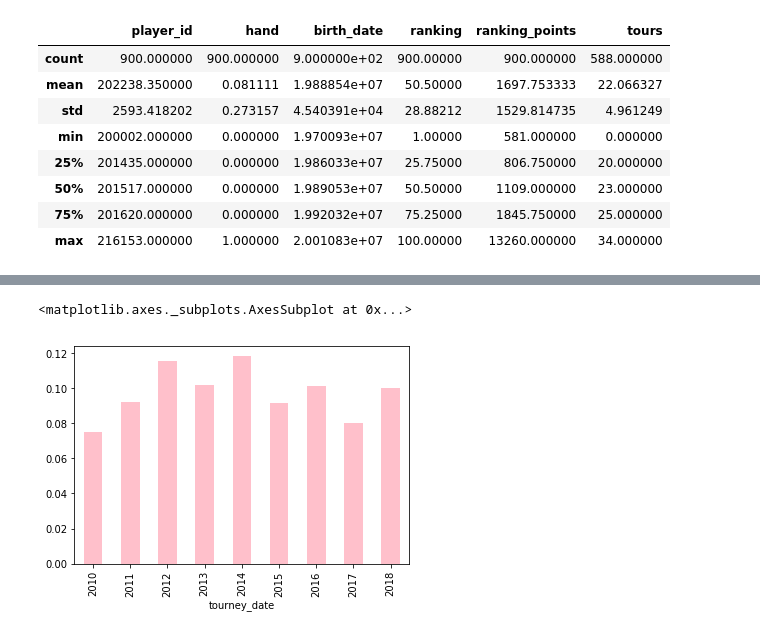
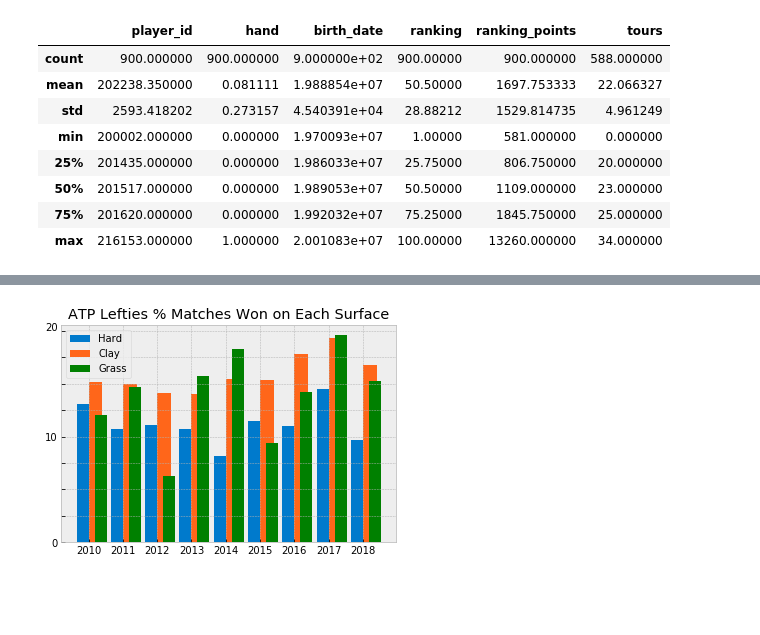
Before and after one commit to LambdaSchool/DS-Unit-1-Sprint-5-Data-Storytelling-Blog-Post, a Jupyter notebook: Project1.ipynb, the cells around one changed output, grey strips where cells are left out. Drawn from its saved outputs; the diff is of its cells as text; code cells hidden in the pictures; blank space fills up the shorter version.

```diff
--- a/Project1.ipynb
+++ b/Project1.ipynb
@@ -351,2 +436,4 @@ WTAmatchesdf['tourney_date'] = pd.to_datetime(WTAmatchesdf['tourney_date'], form
+# %%
+ATPmatches_clay = ATPmatchesdf[ATPmatchesdf['surface']=='Clay']
 # %%
-WTAmatchesct = pd.crosstab(WTAmatchesdf['tourney_date'].dt.year, WTAmatchesdf['winner_hand'], normalize='index')
+ATP_clay = pd.crosstab(ATPmatches_clay['tourney_date'].dt.year, ATPmatches_clay['winner_hand'], normalize='index')
@@ -358,5 +440,48 @@ WTAmatchesct = pd.crosstab(WTAmatchesdf['tourney_date'].dt.year, WTAmatchesdf['w
-# %%
-WTAmatchesct[1].plot.bar(color='pink')
-# %% [output]
-<matplotlib.axes._subplots.AxesSubplot at 0x...>
-[figure, removed]
+# %%
+ATPmatches_hard = ATPmatchesdf[ATPmatchesdf['surface']=='Hard']
+ATP_hard = pd.crosstab(ATPmatches_hard['tourney_date'].dt.year, ATPmatches_hard['winner_hand'], normalize='index')
+# %%
+ATPmatches_grass = ATPmatchesdf[ATPmatchesdf['surface']=='Grass']
+ATP_grass = pd.crosstab(ATPmatches_grass['tourney_date'].dt.year, ATPmatches_grass['winner_hand'], normalize='index')
+# %%
+plt.style.use('bmh')
+fig, ax = plt.subplots()
+
+ind = np.arange(9)
+
+x = ['2010', '2011', '2012', '2013', '2014', '2015', '2016', '2017', '2018']
+y = ATP_hard[1]
+
+y2 = ATP_clay[1]
+
+y3 = ATP_grass[1]
+
+
+width = 0.35
+p2 = ax.bar(x, y,width, color='#007acc',align='edge')
+p3 = ax.bar(ind+width, y2,width+.05, color='#ff661a', align='edge')
+p4 = ax.bar(ind+width+width,y3, width, color='green')
+
+
+ax.set_xticks(ind + (2*width) / 2)
+ax.set_xticklabels(('2010', '2011', '2012', '2013', '2014',
+                    '2015', '2016', '2017', '2018'))
+
+ax.set_yticklabels(('0','', '', '', '10', '','', ''))
+
+
+ind1 = np.arange(.2)
+
+
+
+ax.set_title('ATP Lefties % Matches Won on Each Surface', color='black')
+
+ax.legend(('Hard', 'Clay', 'Grass'))
+
+ax.text(x=-.9, y=.20, s='20',
+        fontsize=10)
+
+
+plt.show()
+# %% [output]
+[figure, added]
```
Also changed, not shown: parts of 40 cells of this notebook.
